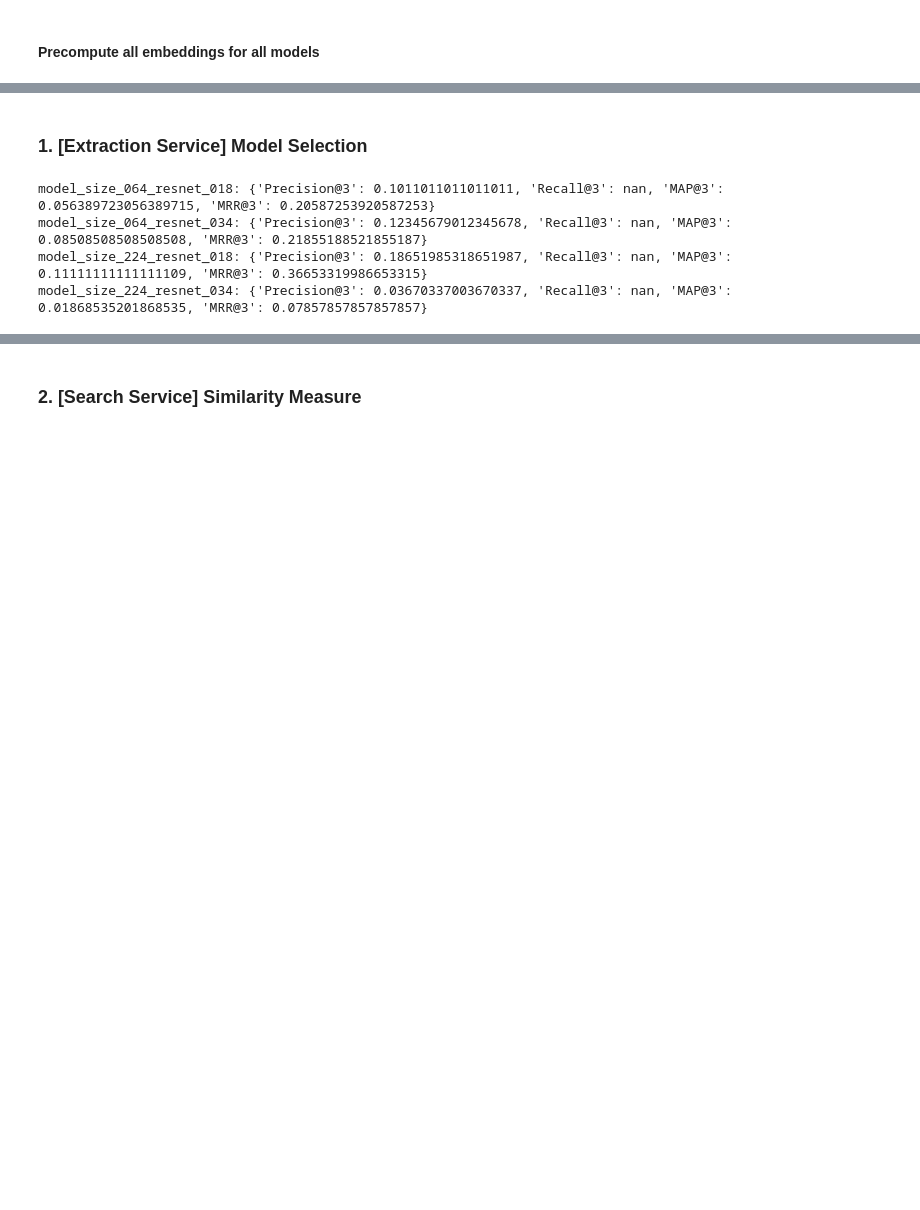
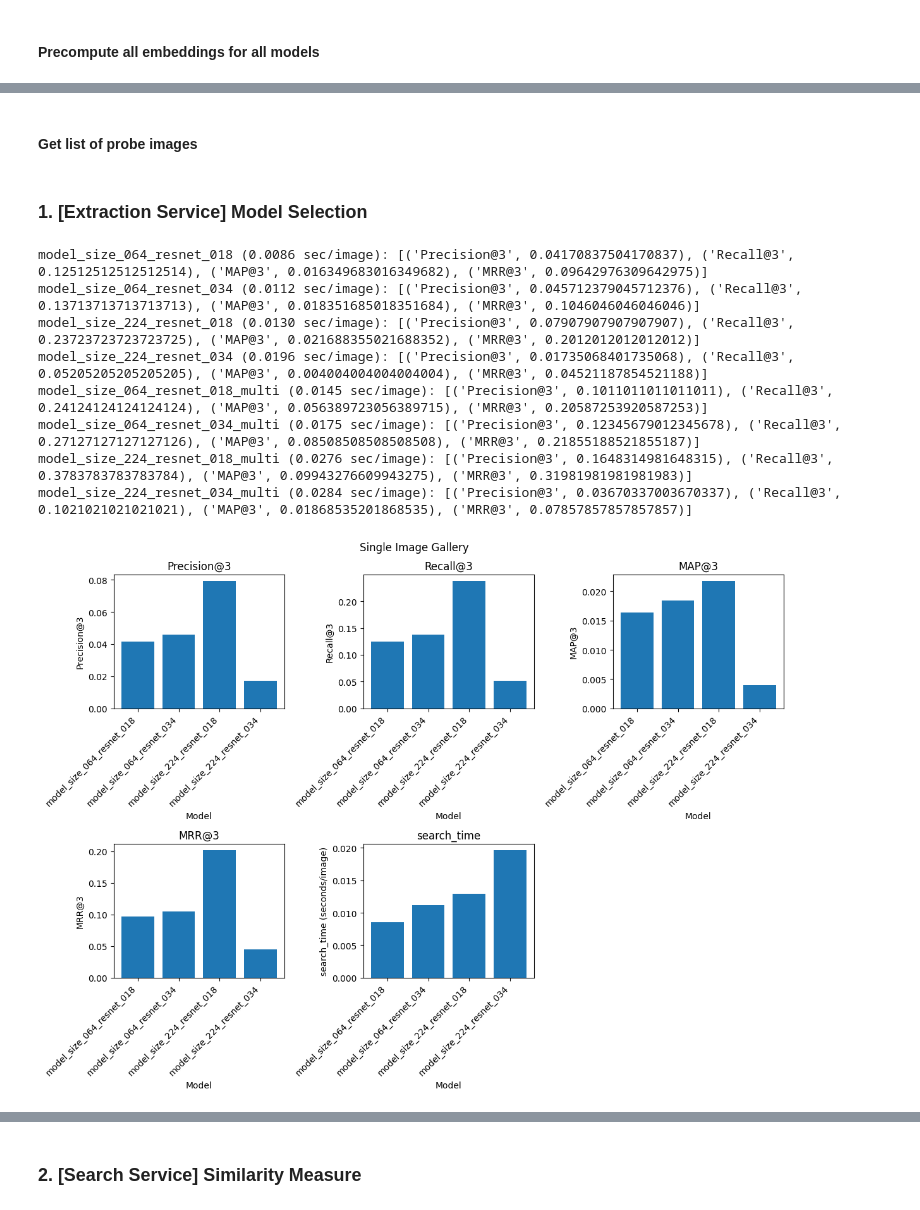
Before and after one commit to rskarp/riley-creating-ai-enabled-systems, a Jupyter notebook: visual_search_system/analysis/design_considerations.ipynb, the cells around one changed output, grey strips where cells are left out. Saved outputs shown, nothing was run; the diff lists cells and outputs as text; code cells hidden in the pictures; blank space fills up the shorter version.

Commit message:
add plots to design considerations

```diff
--- a/visual_search_system/analysis/design_considerations.ipynb
+++ b/visual_search_system/analysis/design_considerations.ipynb
@@ -77,14 +84,23 @@ import matplotlib.cm as cm
 # %% [markdown]
 #### Precompute all embeddings for all models
 # %%
-# Precompute all embeddings for all 4 models
+# Precompute all embeddings for all 4 models using single image gallery storage
 pipeline_064_018 = Pipeline(image_size=64, architecture='resnet_018',
+                        dimension=256, measure=Measure.euclidean, gallery_folder=GALLERY_STORAGE)
+pipeline_064_034 = Pipeline(image_size=64, architecture='resnet_034',
+                        dimension=256, measure=Measure.euclidean, gallery_folder=GALLERY_STORAGE)
+pipeline_224_018 = Pipeline(image_size=224, architecture='resnet_018',
+                        dimension=256, measure=Measure.euclidean, gallery_folder=GALLERY_STORAGE)
+pipeline_224_034 = Pipeline(image_size=224, architecture='resnet_034',
+                        dimension=256, measure=Measure.euclidean, gallery_folder=GALLERY_STORAGE)
+# Precompute all embeddings for all 4 models using multi image gallery storage
+pipeline_064_018_multi = Pipeline(image_size=64, architecture='resnet_018',
                         dimension=256, measure=Measure.euclidean, gallery_folder=MULTI_IMAGE_GALLERY_STORAGE)
-pipeline_064_034 = Pipeline(image_size=64, architecture='resnet_034',
+pipeline_064_034_multi = Pipeline(image_size=64, architecture='resnet_034',
                         dimension=256, measure=Measure.euclidean, gallery_folder=MULTI_IMAGE_GALLERY_STORAGE)
-pipeline_224_018 = Pipeline(image_size=224, architecture='resnet_018',
+pipeline_224_018_multi = Pipeline(image_size=224, architecture='resnet_018',
                         dimension=256, measure=Measure.euclidean, gallery_folder=MULTI_IMAGE_GALLERY_STORAGE)
-pipeline_224_034 = Pipeline(image_size=224, architecture='resnet_034',
+pipeline_224_034_multi = Pipeline(image_size=224, architecture='resnet_034',
                         dimension=256, measure=Measure.euclidean, gallery_folder=MULTI_IMAGE_GALLERY_STORAGE)
 # %% [output]
 Calculating embeddings...
@@ -118,0 +122,2 @@ for image_size in [64, 224]:
+# %% [markdown]
+#### Get list of probe images
@@ -137,11 +157,48 @@ for i in range(len(probe_files)):
         predicted_names = [f'{n[1]["firstName"]}_{n[1]["lastName"]}' for n in neighbors]
         relevance_rank = [1 if n == true_names[i] else 0 for n in predicted_names]
         relevance_ranks.get(model,[]).append(relevance_rank)
-# %%
-for m in models:
-    print(f'{m}: {metrics.calc_metrics(relevance_ranks.get(m))}')
-# %% [output]
-model_size_064_resnet_018: {'Precision@3': 0.1011011011011011, 'Recall@3': nan, 'MAP@3': 0.056389723056389715, 'MRR@3': 0.20587253920587253}
-model_size_064_resnet_034: {'Precision@3': 0.12345679012345678, 'Recall@3': nan, 'MAP@3': 0.08508508508508508, 'MRR@3': 0.21855188521855187}
-model_size_224_resnet_018: {'Precision@3': 0.18651985318651987, 'Recall@3': nan, 'MAP@3': 0.11111111111111109, 'MRR@3': 0.36653319986653315}
-model_size_224_resnet_034: {'Precision@3': 0.03670337003670337, 'Recall@3': nan, 'MAP@3': 0.01868535201868535, 'MRR@3': 0.07857857857857857}
+# %%
+# Calculate model metrics
+model_metrics = [{**metrics.calc_metrics(relevance_ranks.get(m)),'search_time': search_times[m]/len(probe_files), 'model': m} for m in models]
+
+# Print model metrics
+for m in model_metrics:
+    print(f"{m['model']} ({(m['search_time']):.4f} sec/image): {[(k,v) for k,v in m.items() if k not in ['model','search_time']]}")
+
+# Plot results using single and multi image galleries on separate figures
+fig1 = plt.figure(figsize=(12,9)) # Single image gallery
+fig2 = plt.figure(figsize=(12,9)) # Multi image gallery
+spec = mpl.gridspec.GridSpec(ncols=3, nrows=2)
+# Create subplot for each metric
+subplots = [k for k in model_metrics[0].keys() if k != 'model']
+for i in range(len(subplots)):
+    s = subplots[i]
+    # Get data for the current metric
+    bar_names = [mets['model'] for mets in model_metrics if '_multi' not in mets['model']]
+    single_vals = [mets[s] for mets in model_metrics if '_multi' not in mets['model']]
+    multi_vals = [mets[s] for mets in model_metrics if '_multi' in mets['model']]
+    # Plot single and multi image data on separate figures
+    ax1 = fig1.add_subplot(spec[i//3, i%3])
+    ax2 = fig2.add_subplot(spec[i//3, i%3])
+    for ax, vals in zip([ax1, ax2],[single_vals,multi_vals]):
+        ax.bar(bar_names, vals)
+        ax.set_xticklabels(bar_names,rotation=45, ha='right')
+        ax.set_title(s)
+        ax.set_xlabel('Model')
+        ax.set_ylabel(s if s != 'search_time' else f'{s} (seconds/image)')
+# Format figures
+fig1.suptitle("Single Image Gallery")
+fig2.suptitle("Multi Image Gallery")
+fig1.tight_layout()
+fig2.tight_layout()
+plt.show()
+# %% [output]
+model_size_064_resnet_018 (0.0086 sec/image): [('Precision@3', 0.04170837504170837), ('Recall@3', 0.12512512512512514), ('MAP@3', 0.016349683016349682), ('MRR@3', 0.09642976309642975)]
+model_size_064_resnet_034 (0.0112 sec/image): [('Precision@3', 0.045712379045712376), ('Recall@3', 0.13713713713713713), ('MAP@3', 0.018351685018351684), ('MRR@3', 0.1046046046046046)]
+model_size_224_resnet_018 (0.0130 sec/image): [('Precision@3', 0.07907907907907907), ('Recall@3', 0.23723723723723725), ('MAP@3', 0.021688355021688352), ('MRR@3', 0.2012012012012012)]
+model_size_224_resnet_034 (0.0196 sec/image): [('Precision@3', 0.01735068401735068), ('Recall@3', 0.05205205205205205), ('MAP@3', 0.004004004004004004), ('MRR@3', 0.04521187854521188)]
+model_size_064_resnet_018_multi (0.0145 sec/image): [('Precision@3', 0.1011011011011011), ('Recall@3', 0.24124124124124124), ('MAP@3', 0.056389723056389715), ('MRR@3', 0.20587253920587253)]
+model_size_064_resnet_034_multi (0.0175 sec/image): [('Precision@3', 0.12345679012345678), ('Recall@3', 0.27127127127127126), ('MAP@3', 0.08508508508508508), ('MRR@3', 0.21855188521855187)]
+model_size_224_resnet_018_multi (0.0276 sec/image): [('Precision@3', 0.1648314981648315), ('Recall@3', 0.3783783783783784), ('MAP@3', 0.09943276609943275), ('MRR@3', 0.31981981981981983)]
+model_size_224_resnet_034_multi (0.0284 sec/image): [('Precision@3', 0.03670337003670337), ('Recall@3', 0.1021021021021021), ('MAP@3', 0.01868535201868535), ('MRR@3', 0.07857857857857857)]
+[figure, added]
```
Also changed, not shown: parts of 15 cells of this notebook, 1 other file.
